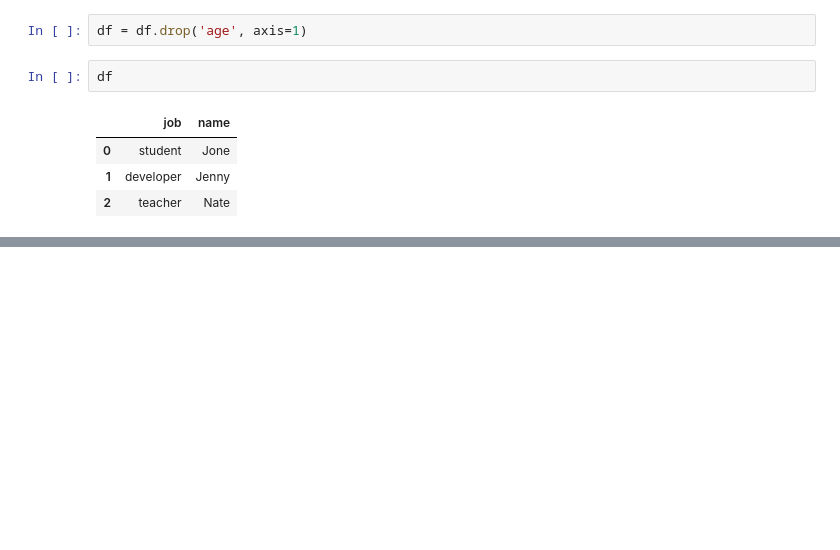
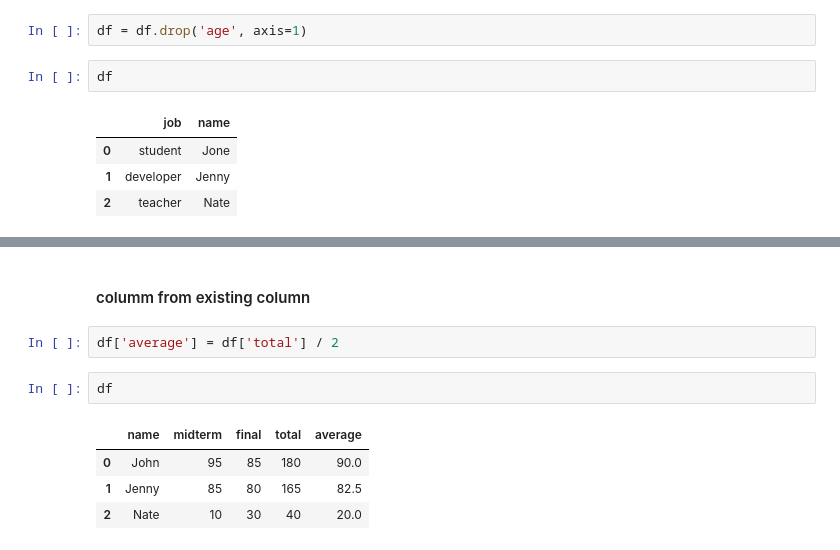
Before and after one commit to minsuk-heo/pandas, a Jupyter notebook: Pandas_Cheatsheet.ipynb, the cells around one changed output, grey strips where cells are left out. Cells and saved outputs as stored; diff of their text form; blank space fills up the shorter version.

```diff
--- a/Pandas_Cheatsheet.ipynb
+++ b/Pandas_Cheatsheet.ipynb
@@ -528,0 +604,11 @@ df
+# %% [markdown]
+#### columm from existing column
+# %%
+df['average'] = df['total'] / 2
+# %%
+df
+# %% [output]
+|  | name | midterm | final | total | average |
+| 0 | John | 95 | 85 | 180 | 90.0 |
+| 1 | Jenny | 85 | 80 | 165 | 82.5 |
+| 2 | Nate | 10 | 30 | 40 | 20.0 |
```
Also changed, not shown: parts of 24 cells of this notebook.
